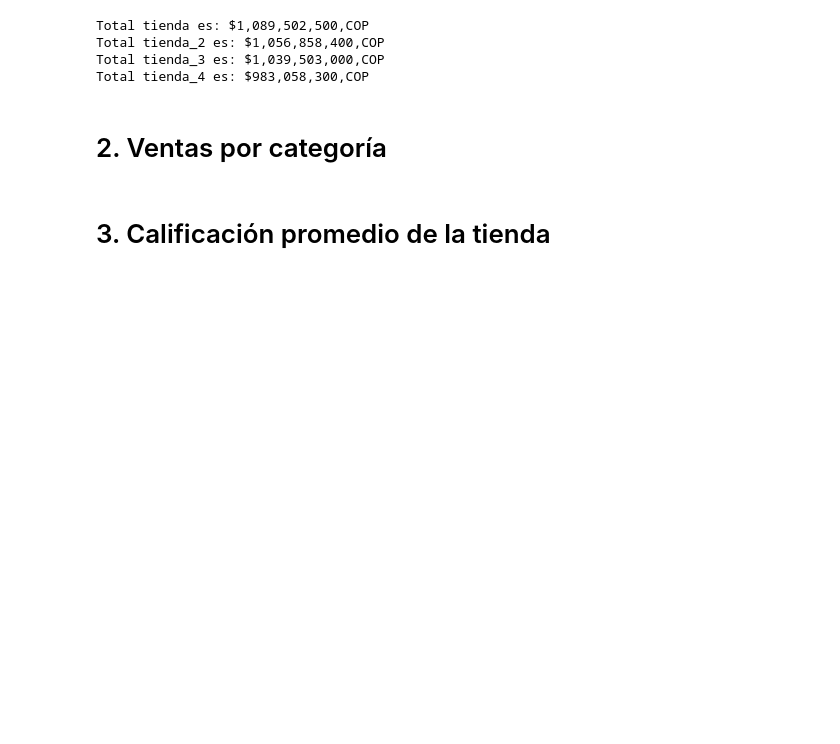
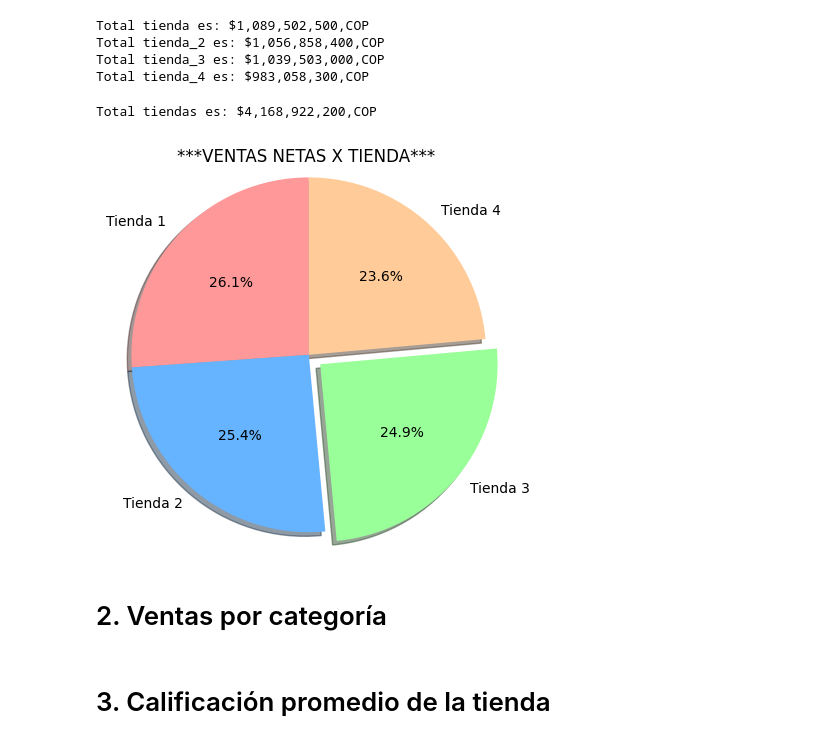
Before and after one commit to Oxpol85/Data-Base-Challenge-Juan-shop, a Jupyter notebook: AluraStoreLatam.ipynb, the cells around one changed output. Cells and saved outputs as stored; diff of their text form; code cells hidden in the pictures; blank space fills up the shorter version.

```diff
--- a/AluraStoreLatam.ipynb
+++ b/AluraStoreLatam.ipynb
@@ -66,6 +66,33 @@ Total tienda es: $1,089,502,500,COP
 Total tienda_2 es: $1,056,858,400,COP
 Total tienda_3 es: $1,039,503,000,COP
 Total tienda_4 es: $983,058,300,COP
+# %%
+# Calculate the total net sales
+TotalNeto = (sumaVentas - suma_Ventas) + (sumaVentas2 - suma_Ventas2) + (sumaVentas3 - suma_Ventas3) + (sumaVentas4 - suma_Ventas4)
+
+print(f"Total tiendas es: ${TotalNeto:n},COP")
+# %% [output]
+Total tiendas es: $4,168,922,200,COP
+# %%
+# Coming soon we can apreciate grafic information por more clearance by Stock discriminate
+import matplotlib.pyplot as plt
+import numpy as np
+
+labels = ['Tienda 1', 'Tienda 2', 'Tienda 3', 'Tienda 4']
+# Use the calculated total net sales for each store as numerical values
+values = [(sumaVentas - suma_Ventas), (sumaVentas2 - suma_Ventas2), (sumaVentas3 - suma_Ventas3), (sumaVentas4 - suma_Ventas4)]
+colors = ['#ff9999','#66b3ff','#99ff99','#ffcc99']
+plt.pie(values, labels=labels, colors=colors,
+        startangle=90, shadow=True, explode=(0, 0, 0.1, 0),
+        radius=1.2, autopct='%1.1f%%')
+
+# Add a title to the pie chart
+plt.title("***VENTAS NETAS X TIENDA*** ")
+
+# Display the plot
+plt.show()
+# %% [output]
+[figure, added]
 # %% [markdown]
 # 2. Ventas por categoría
 # %% [markdown]
```
